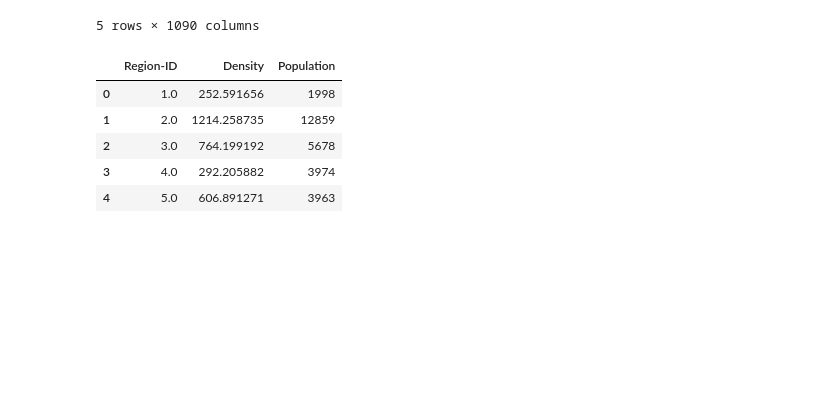
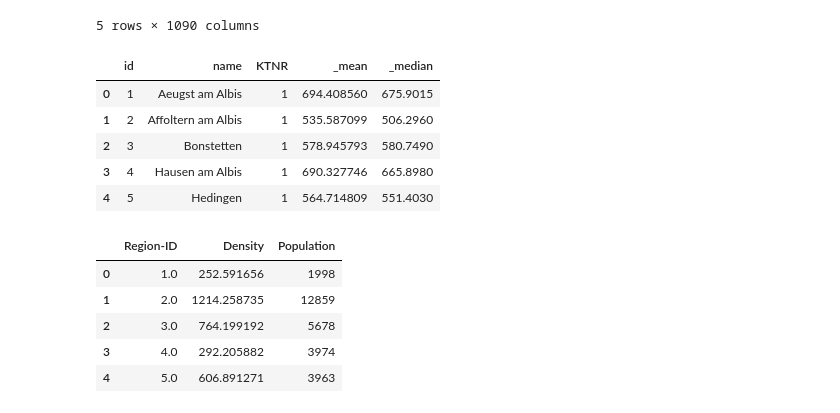
Before and after one commit to hhueber/IDHEAP-Datahub, a Jupyter notebook: notebooks/third_dimensions_add.ipynb, the cells around one changed output. Saved outputs shown, nothing was run; the diff lists cells and outputs as text; code cells hidden in the pictures; blank space fills up the shorter version.

```diff
--- a/notebooks/third_dimensions_add.ipynb
+++ b/notebooks/third_dimensions_add.ipynb
@@ -3,6 +3,7 @@ import pandas as pd
 # %%
 pop_24 = pd.read_excel('../data/27876_132.xlsx', skiprows=5)
 df_commune_responses_combined = pd.read_csv("../data/commune_responses_combined.csv")
+altitude = pd.read_csv("../data/altitude_municipalities.csv")
 df_commune_responses_combined.tail()
 # %% [output]
 |  | Unnamed: 0 | GSB23_Q99 | GSB23_Q100 | GSB23_Q101 | GSB23_Q10 | GSB23_Q4 | GSB23_Q5 | GSB23_Q6 | GSB23_Q7 | ... |
@@ -12,6 +13,15 @@ df_commune_responses_combined.tail()
 | 3197 | year | 2023.0 | 2023.0 | 2023.0 | 2023.0 | 2023.0 | 2023.0 | 2023.0 | 2023 | ... |
 | 3198 | quest_glob | NaN | NaN | NaN | NaN | NaN | NaN | NaN | GSB23_Q7 | ... |
 5 rows × 1090 columns
+# %%
+altitude.head()
+# %% [output]
+|  | id | name | KTNR | _mean | _median |
+| 0 | 1 | Aeugst am Albis | 1 | 694.408560 | 675.9015 |
+| 1 | 2 | Affoltern am Albis | 1 | 535.587099 | 506.2960 |
+| 2 | 3 | Bonstetten | 1 | 578.945793 | 580.7490 |
+| 3 | 4 | Hausen am Albis | 1 | 690.327746 | 665.8980 |
+| 4 | 5 | Hedingen | 1 | 564.714809 | 551.4030 |
 # %%
 pop_24.columns = ["Region-ID", "Regionname", "Population", "Density"]
 pop_24 = pop_24[["Region-ID", "Density", "Population"]]
```
Also changed, not shown: parts of 7 cells of this notebook, 1 other file.
